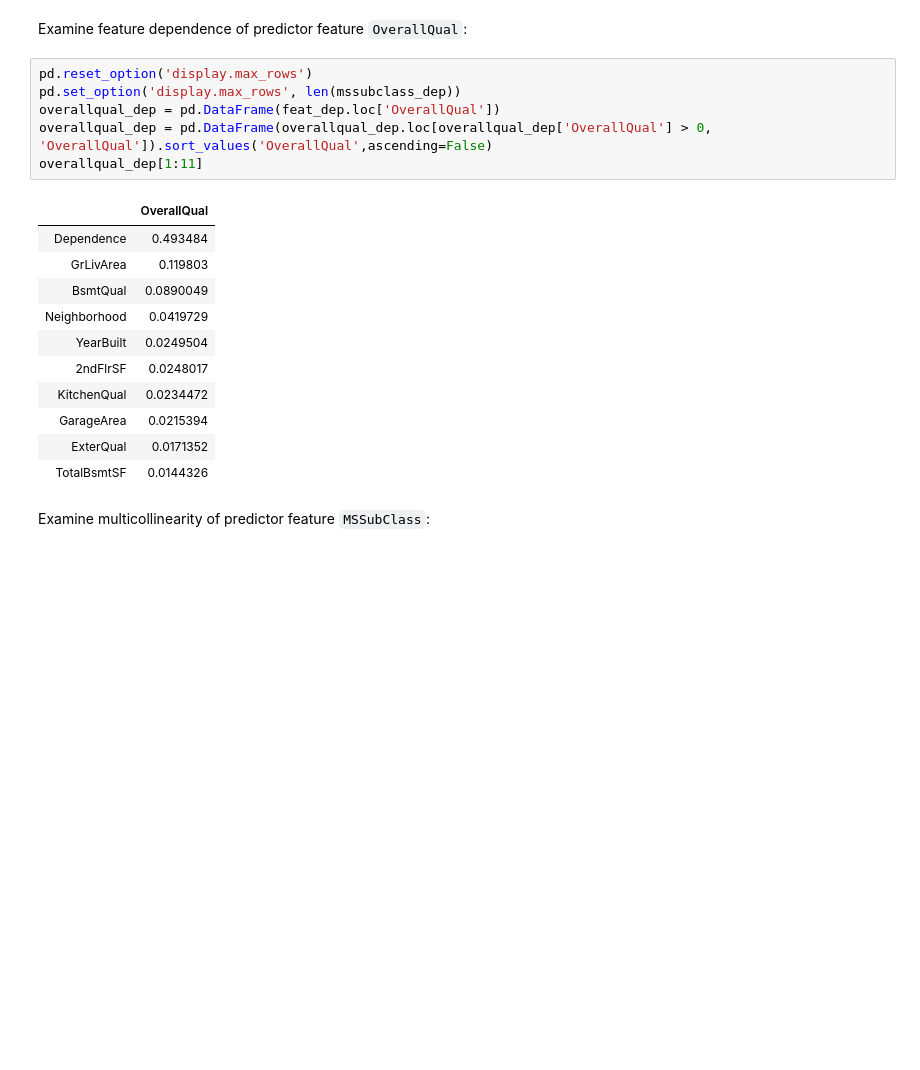
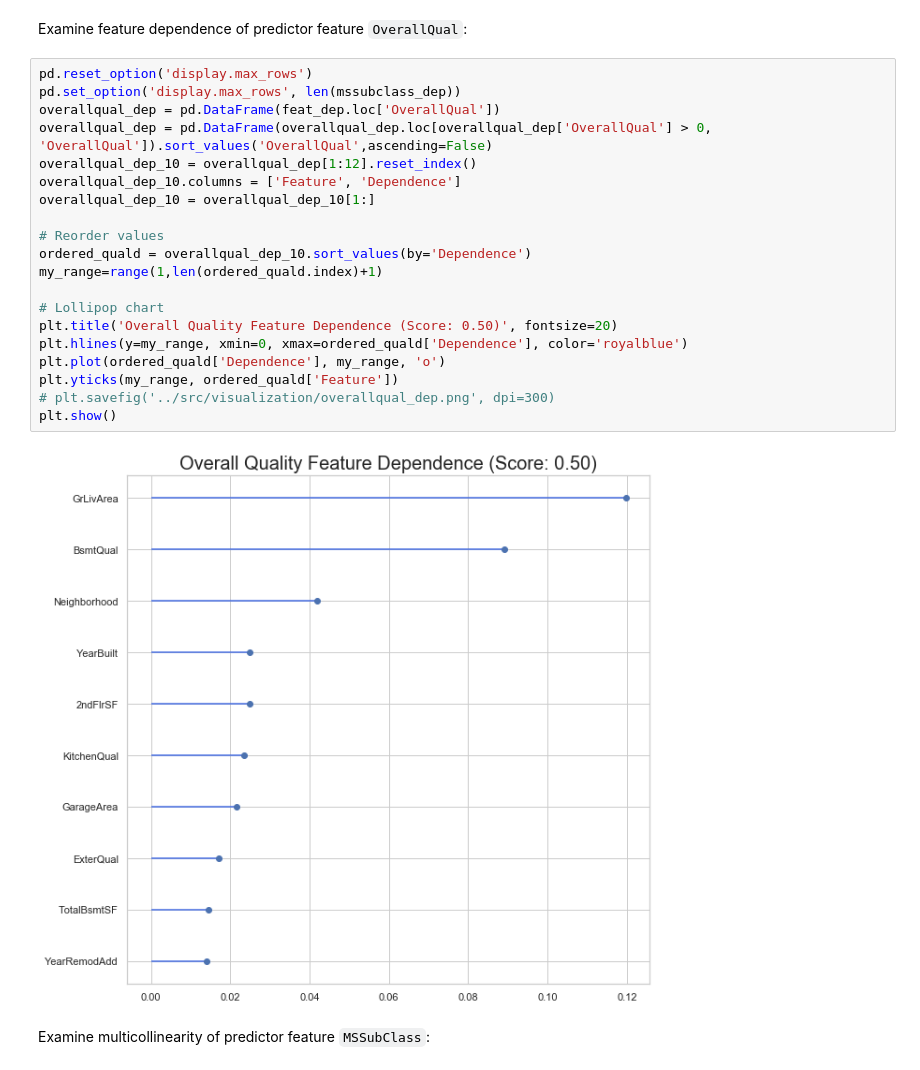
Before and after one commit to yslnam/collaborations, a Jupyter notebook: ml_housingprices/notebooks/You-Sun_Random_Forest_Notebook_Final.ipynb, the cells around one changed output. Drawn from its saved outputs; the diff is of its cells as text; blank space fills up the shorter version.

```diff
--- a/ml_housingprices/notebooks/You-Sun_Random_Forest_Notebook_Final.ipynb
+++ b/ml_housingprices/notebooks/You-Sun_Random_Forest_Notebook_Final.ipynb
@@ -645,21 +649,25 @@ Examine feature dependence of predictor feature `OverallQual`:
 # %%
 pd.reset_option('display.max_rows')
 pd.set_option('display.max_rows', len(mssubclass_dep))
 overallqual_dep = pd.DataFrame(feat_dep.loc['OverallQual'])
 overallqual_dep = pd.DataFrame(overallqual_dep.loc[overallqual_dep['OverallQual'] > 0, 'OverallQual']).sort_values('OverallQual',ascending=False)
-overallqual_dep[1:11]
+overallqual_dep_10 = overallqual_dep[1:12].reset_index()
+overallqual_dep_10.columns = ['Feature', 'Dependence']
+overallqual_dep_10 = overallqual_dep_10[1:]
+
+# Reorder values
+ordered_quald = overallqual_dep_10.sort_values(by='Dependence')
+my_range=range(1,len(ordered_quald.index)+1)
+
+# Lollipop chart
+plt.title('Overall Quality Feature Dependence (Score: 0.50)', fontsize=20)
+plt.hlines(y=my_range, xmin=0, xmax=ordered_quald['Dependence'], color='royalblue')
+plt.plot(ordered_quald['Dependence'], my_range, 'o')
+plt.yticks(my_range, ordered_quald['Feature'])
+# plt.savefig('../src/visualization/overallqual_dep.png', dpi=300)
+plt.show()
 # %% [output]
-|  | OverallQual |
-| Dependence | 0.493484 |
-| GrLivArea | 0.119803 |
-| BsmtQual | 0.0890049 |
-| Neighborhood | 0.0419729 |
-| YearBuilt | 0.0249504 |
-| 2ndFlrSF | 0.0248017 |
-| KitchenQual | 0.0234472 |
-| GarageArea | 0.0215394 |
-| ExterQual | 0.0171352 |
-| TotalBsmtSF | 0.0144326 |
+[figure, added]
 # %% [markdown]
 Examine multicollinearity of predictor feature `MSSubClass`:
 # %%
```
Also changed, not shown: parts of 2 cells of this notebook.
